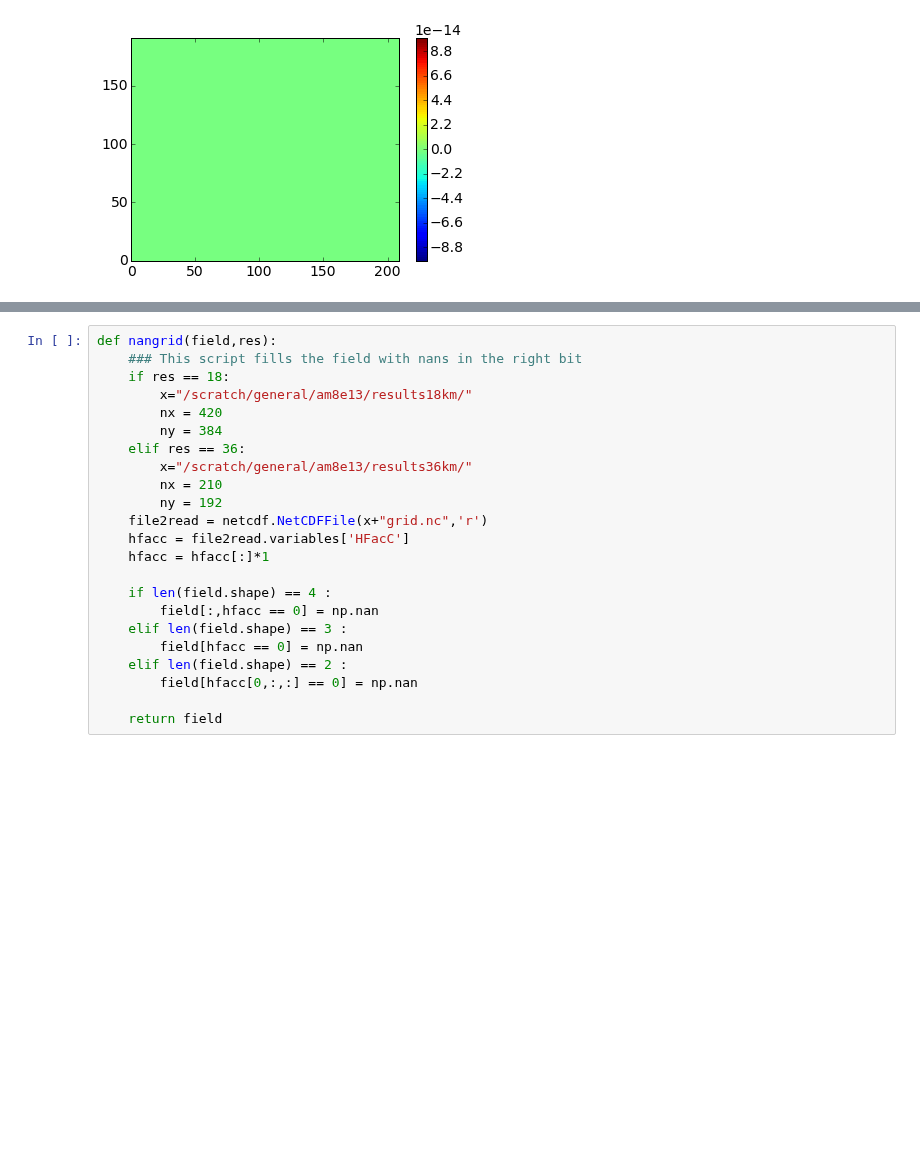
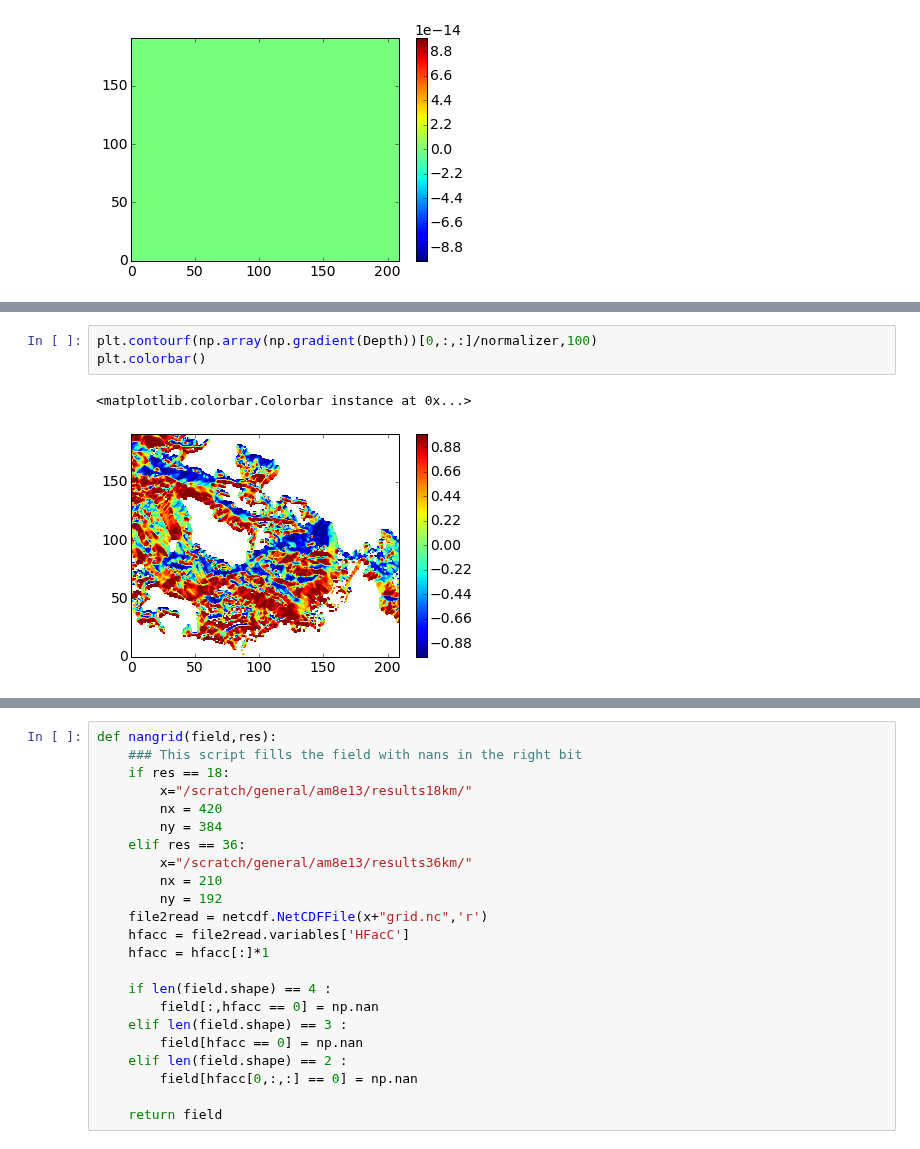
Before and after one commit to AlessandroMozzato/notebooks, a Jupyter notebook: GradientVelocity.ipynb, the cells around one changed output, grey strips where cells are left out. Cells and saved outputs as stored; diff of their text form; blank space fills up the shorter version.

```diff
--- a/GradientVelocity.ipynb
+++ b/GradientVelocity.ipynb
@@ -230,0 +227,6 @@ plt.colorbar()
+# %%
+plt.contourf(np.array(np.gradient(Depth))[0,:,:]/normalizer,100)
+plt.colorbar()
+# %% [output]
+<matplotlib.colorbar.Colorbar instance at 0x...>
+[figure, added]
```
Also changed, not shown: parts of 16 cells of this notebook, 1 other file.
